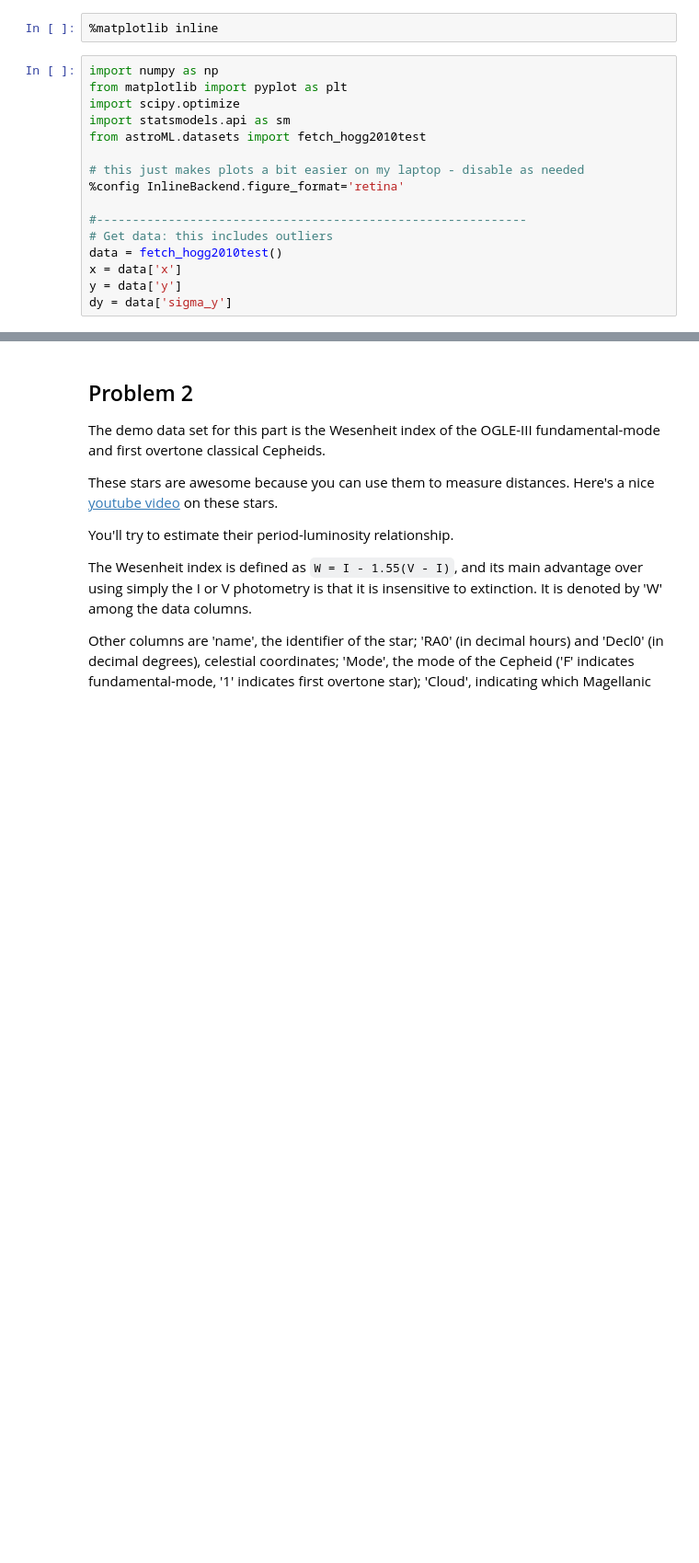
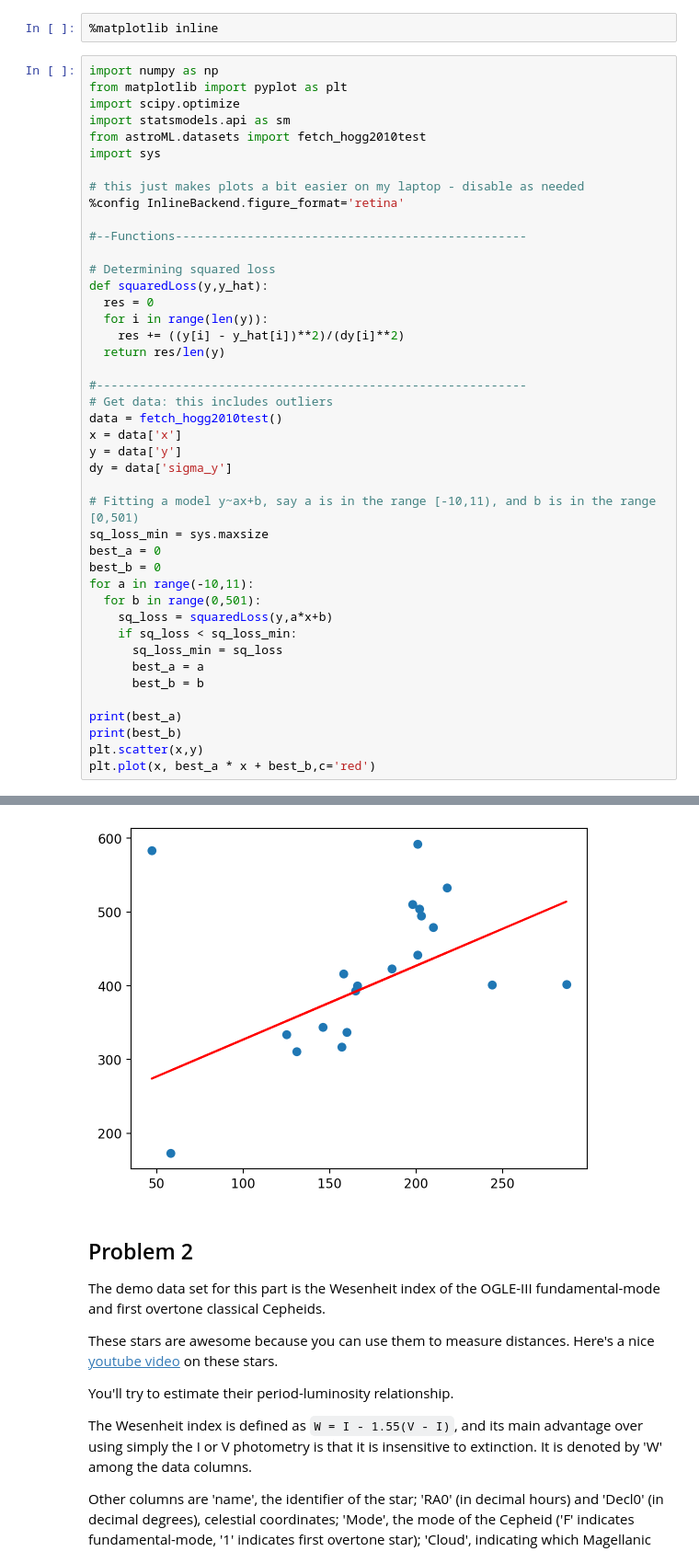
Before and after one commit to veronica-hoffman/ast496_2025_Fall, a Jupyter notebook: homework/01/hw01.ipynb, the cells around one changed output, grey strips where cells are left out. Shown: that part at 92% size. Saved outputs shown, nothing was run; the diff lists cells and outputs as text; blank space fills up the shorter version.

```diff
--- a/homework/01/hw01.ipynb
+++ b/homework/01/hw01.ipynb
@@ -46,9 +46,19 @@ from matplotlib import pyplot as plt
 import scipy.optimize
 import statsmodels.api as sm
 from astroML.datasets import fetch_hogg2010test
+import sys
 
 # this just makes plots a bit easier on my laptop - disable as needed
 %config InlineBackend.figure_format='retina'
+
+#--Functions-------------------------------------------------
+
+# Determining squared loss
+def squaredLoss(y,y_hat):
+  res = 0
+  for i in range(len(y)):
+    res += ((y[i] - y_hat[i])**2)/(dy[i]**2)
+  return res/len(y)
 
 #------------------------------------------------------------
 # Get data: this includes outliers
@@ -56,3 +66,21 @@ data = fetch_hogg2010test()
 x = data['x']
 y = data['y']
 dy = data['sigma_y']
+
+# Fitting a model y~ax+b, say a is in the range [-10,11), and b is in the range [0,501)
+sq_loss_min = sys.maxsize
+best_a = 0
+best_b = 0
+for a in range(-10,11):
+  for b in range(0,501):
+    sq_loss = squaredLoss(y,a*x+b)
+    if sq_loss < sq_loss_min:
+      sq_loss_min = sq_loss
+      best_a = a
+      best_b = b
+
+print(best_a)
+print(best_b)
+plt.scatter(x,y)
+plt.plot(x, best_a * x + best_b,c='red')
+# %% [output]
@@ -59,3 +90,4 @@ dy = data['sigma_y']
+[figure, added]
 # %% [markdown]
 ## Problem 2
 
```
Also changed, not shown: parts of 1 cell of this notebook.
